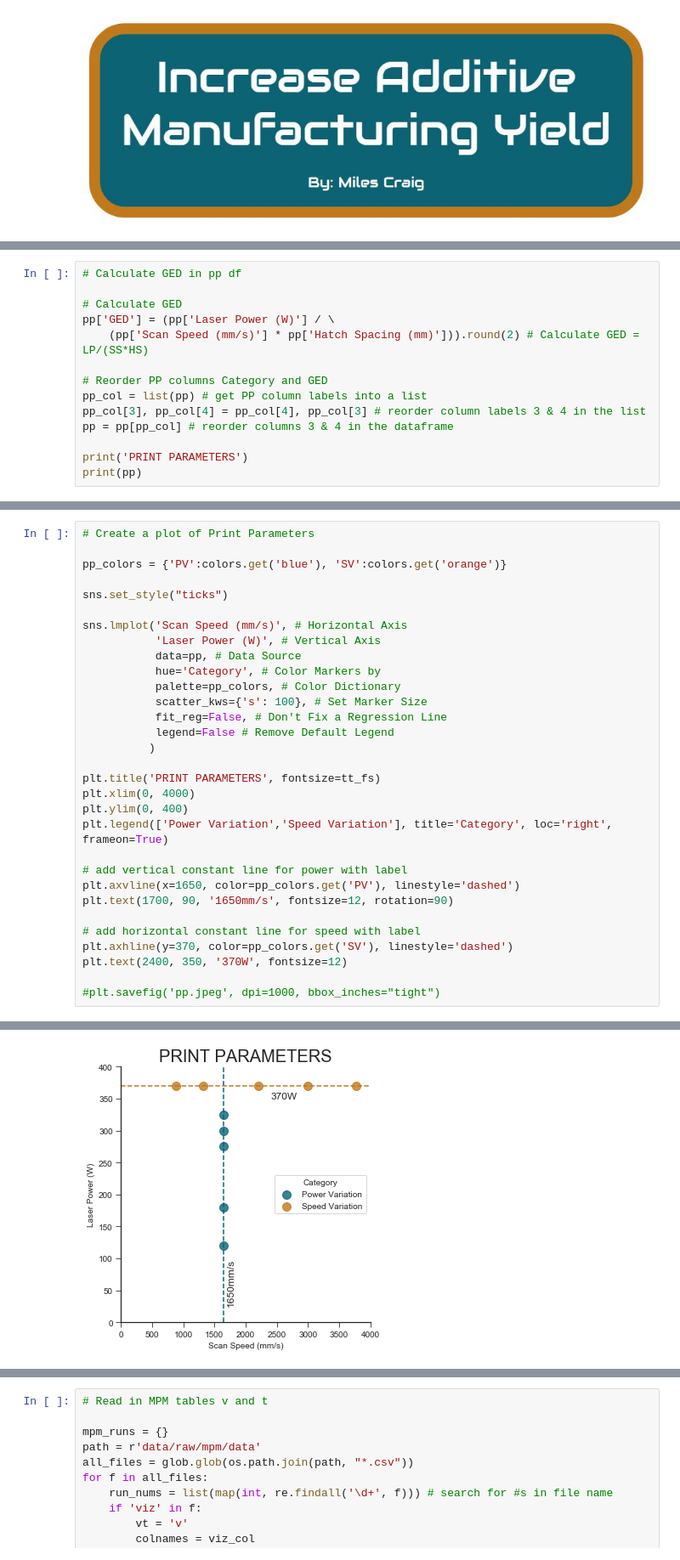
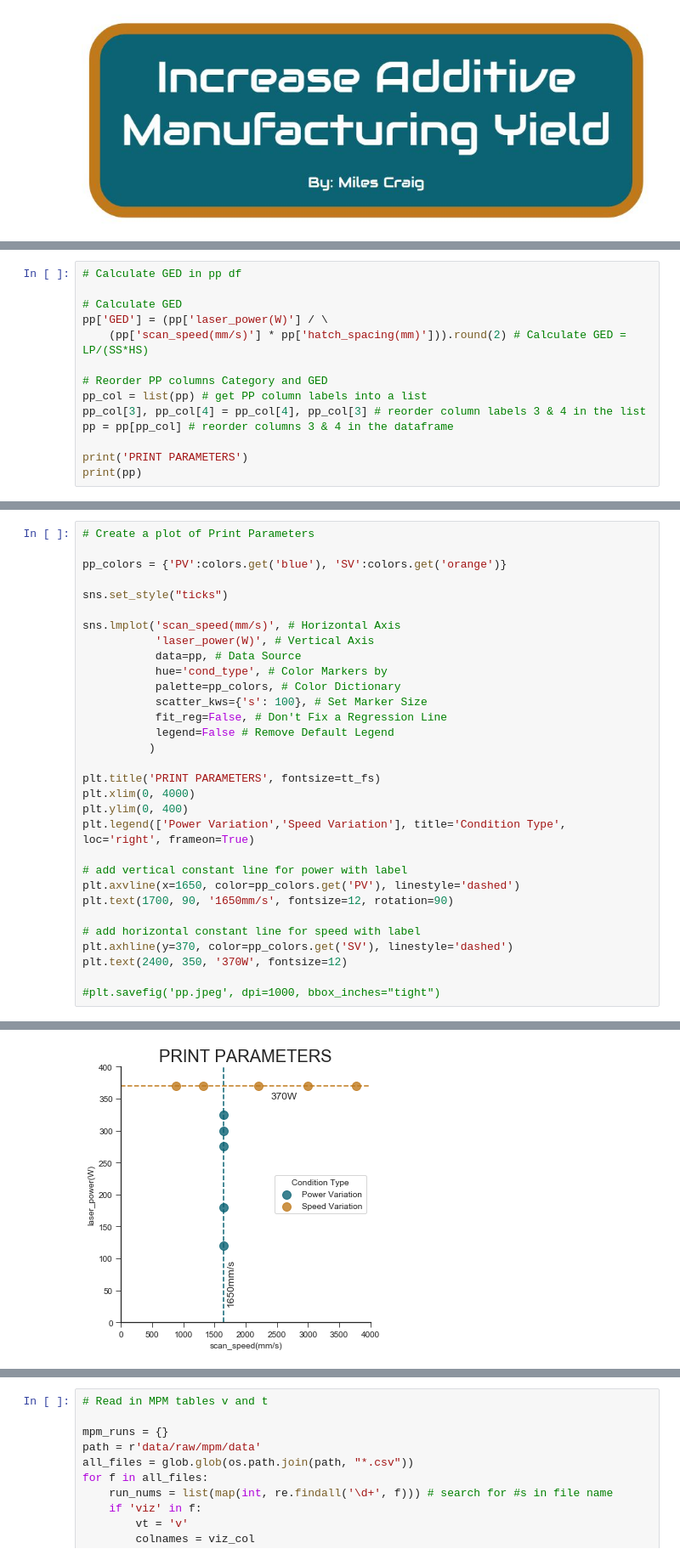
Before and after one commit to milesin3d/IncreaseAMYield, a Jupyter notebook: IncreaseAMYield.ipynb, the cells around one changed output, grey strips where cells are left out. Shown: that part at 85% size. Drawn from its saved outputs; the diff is of its cells as text.

```diff
--- a/IncreaseAMYield.ipynb
+++ b/IncreaseAMYield.ipynb
@@ -72,8 +75,8 @@ Condition
 # Calculate GED in pp df
 
 # Calculate GED
-pp['GED'] = (pp['Laser Power (W)'] / \
-    (pp['Scan Speed (mm/s)'] * pp['Hatch Spacing (mm)'])).round(2) # Calculate GED = LP/(SS*HS)
+pp['GED'] = (pp['laser_power(W)'] / \
+    (pp['scan_speed(mm/s)'] * pp['hatch_spacing(mm)'])).round(2) # Calculate GED = LP/(SS*HS)
 
 # Reorder PP columns Category and GED
 pp_col = list(pp) # get PP column labels into a list
@@ -103,37 +142,37 @@ Condition
 # %%
 # Create a plot of Print Parameters
 
 pp_colors = {'PV':colors.get('blue'), 'SV':colors.get('orange')}
 
 sns.set_style("ticks")
 
-sns.lmplot('Scan Speed (mm/s)', # Horizontal Axis
-           'Laser Power (W)', # Vertical Axis
+sns.lmplot('scan_speed(mm/s)', # Horizontal Axis
+           'laser_power(W)', # Vertical Axis
            data=pp, # Data Source
-           hue='Category', # Color Markers by
+           hue='cond_type', # Color Markers by
            palette=pp_colors, # Color Dictionary
            scatter_kws={'s': 100}, # Set Marker Size
            fit_reg=False, # Don't Fix a Regression Line
            legend=False # Remove Default Legend
           )
 
 plt.title('PRINT PARAMETERS', fontsize=tt_fs)
 plt.xlim(0, 4000)
 plt.ylim(0, 400)
-plt.legend(['Power Variation','Speed Variation'], title='Category', loc='right', frameon=True)
+plt.legend(['Power Variation','Speed Variation'], title='Condition Type', loc='right', frameon=True)
 
 # add vertical constant line for power with label
 plt.axvline(x=1650, color=pp_colors.get('PV'), linestyle='dashed')
 plt.text(1700, 90, '1650mm/s', fontsize=12, rotation=90)
 
 # add horizontal constant line for speed with label
 plt.axhline(y=370, color=pp_colors.get('SV'), linestyle='dashed')
 plt.text(2400, 350, '370W', fontsize=12)
 
 #plt.savefig('pp.jpeg', dpi=1000, bbox_inches="tight")
 # %% [output]
 Text(2400,350,'370W')
-[figure, old version]
+[figure, new version]
 # %%
 # Read in MPM column labels
 
```
Also changed, not shown: parts of 16 cells of this notebook.
